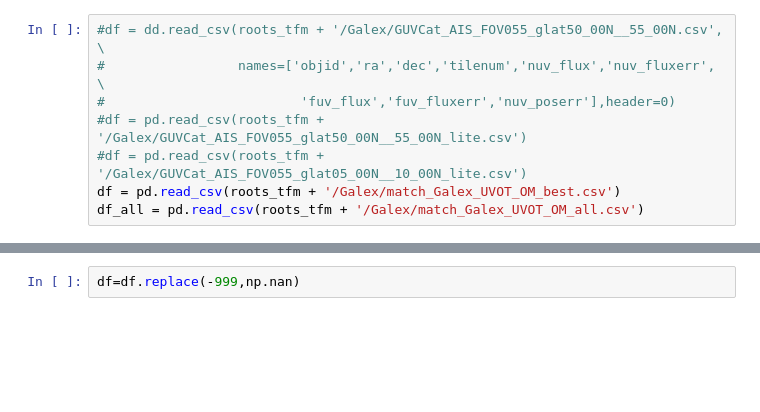
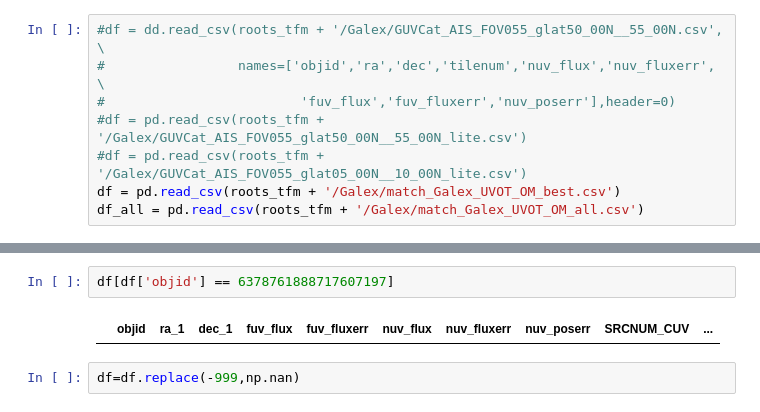
Before and after one commit to JulienValteau/TFM_TDE_Detection, a Jupyter notebook: UV_database_creation_pipeline/4b-generate_source&entries_galex.ipynb, the cells around one changed output, grey strips where cells are left out. Drawn from its saved outputs; the diff is of its cells as text; blank space fills up the shorter version.

```diff
--- a/UV_database_creation_pipeline/4b-generate_source&entries_galex.ipynb
+++ b/UV_database_creation_pipeline/4b-generate_source&entries_galex.ipynb
@@ -27,3 +28,7 @@ df.head()
+# %%
+df[df['objid'] == 6378761888717607197]
+# %% [output]
+|  | objid | ra_1 | dec_1 | fuv_flux | fuv_fluxerr | nuv_flux | nuv_fluxerr | nuv_poserr | SRCNUM_CUV | ... |
 # %%
 df=df.replace(-999,np.nan)
 # %%
```
Also changed, not shown: parts of 17 cells of this notebook, 4 other files.
